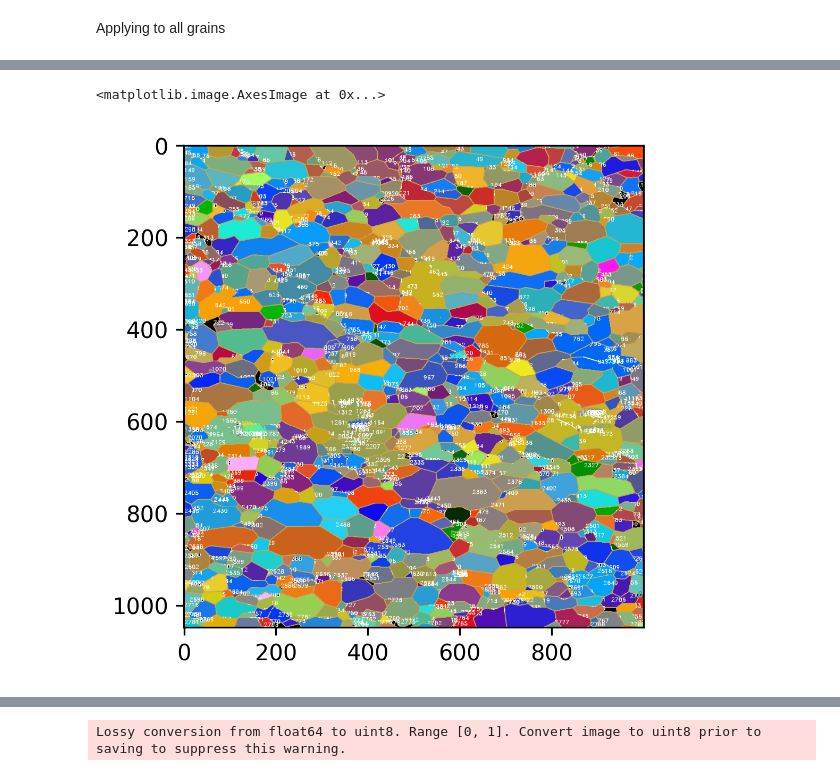
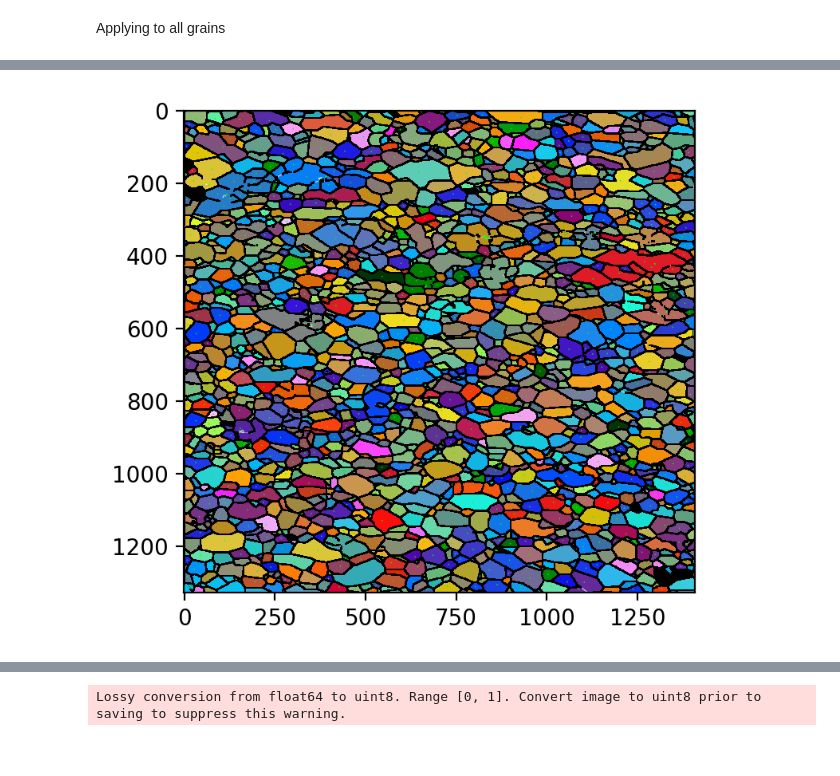
Before and after one commit to bruno-manoel-dbki/tantalum, a Jupyter notebook: source/Grain selection.ipynb, the cells around one changed output, grey strips where cells are left out. Cells and saved outputs as stored; diff of their text form; code cells hidden in the pictures.

```diff
--- a/source/Grain selection.ipynb
+++ b/source/Grain selection.ipynb
@@ -27,7 +27,7 @@ from matplotlib import pyplot as plt
 # %%
 
 folder = "../data/"
-file = "1_001"
+file = "1_005"
 path = folder + file
 
 #%%
@@ -219,8 +240,8 @@ Flood method works when used as a mask and apply in the original image.
 Applying to all grains
 # %%
 from IPython.display import set_matplotlib_formats
-plt.rcParams['figure.dpi'] = 300
-plt.rcParams['savefig.dpi'] = 300
+plt.rcParams['figure.dpi'] = 200
+plt.rcParams['savefig.dpi'] = 200
 # %%
 width = int(max([max(df.x_end),max(df.x_start)]))+1
 height = int(max([max(df.y_end),max(df.y_start)]))+1
@@ -246,13 +267,15 @@ for grain in df_grains.index:
 
     x_center = int(One_grain[['x_start','x_end']].mean().mean())
     y_center = int(One_grain[['y_start','y_end']].mean().mean())
+f your favorite brand sells refurbished? Just search!
 
-
-
+   #if(x_center > 500 and x_center < 700 and y_center >400 and y_center <600):
     mask = flood(np_img, (y_center, x_center,0))
-    phi1,Phi,phi2 = grain_info[["left_phi1","left_PHI","left_phi2"]]
-    #cv2.putText(np_img, text=str(int(grain)), org=(x_center,y_center),fontFace=2, fontScale=0.4, color=(255,255,255), thickness=1)
+    phi1,Phi,phi2 = grain_info[["right_phi1","right_PHI","right_phi2"]]
+#    cv2.putText(np_img, text=str(int(grain)), org=(x_center,y_center),fontFace=2, fontScale=0.4, color=(255,255,255), thickness=1)
     np_img[mask[:,:,1]] = [phi1,Phi,phi2]
+    r, cc = draw.disk((x_center, y_center), 2)
+    np_img[cc,r] = (0,1,0)
 
 plt.imshow(np_img)
 #io.imsave("processing/"+ file +'.png',np_img)
@@ -263,2 +286 @@ Wall time: 21.7 s
-<matplotlib.image.AxesImage at 0x...>
-[figure, old version]
+[figure, new version]
```
Also changed, not shown: parts of 22 cells of this notebook.
